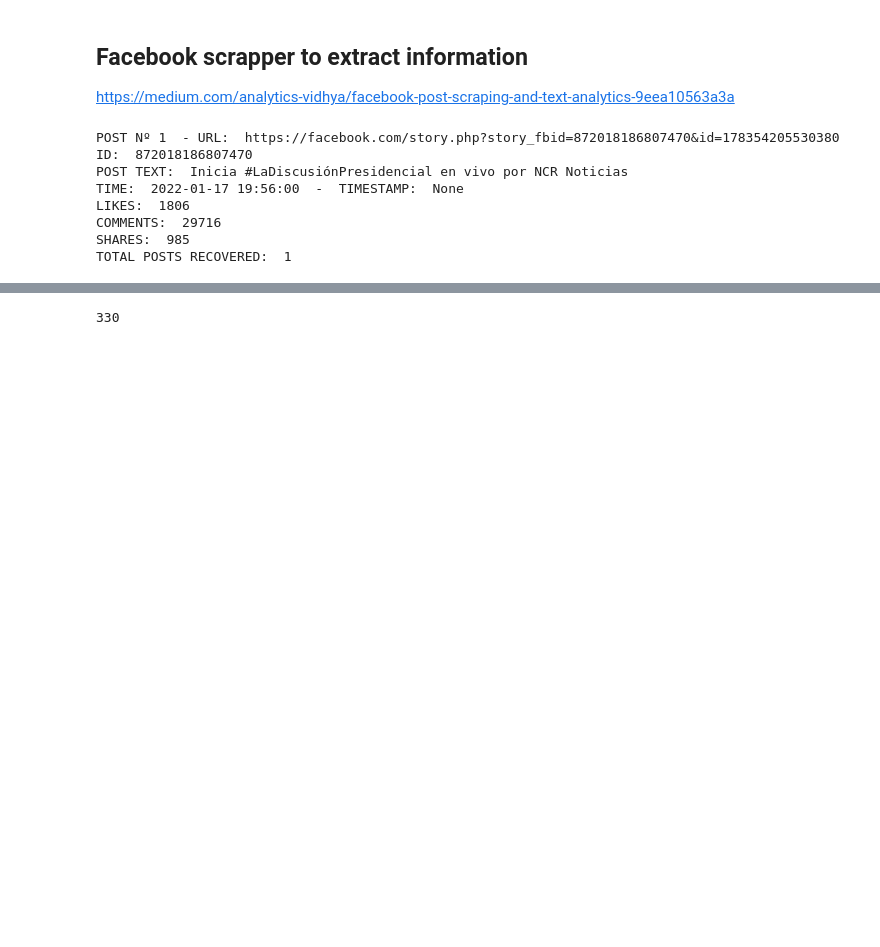
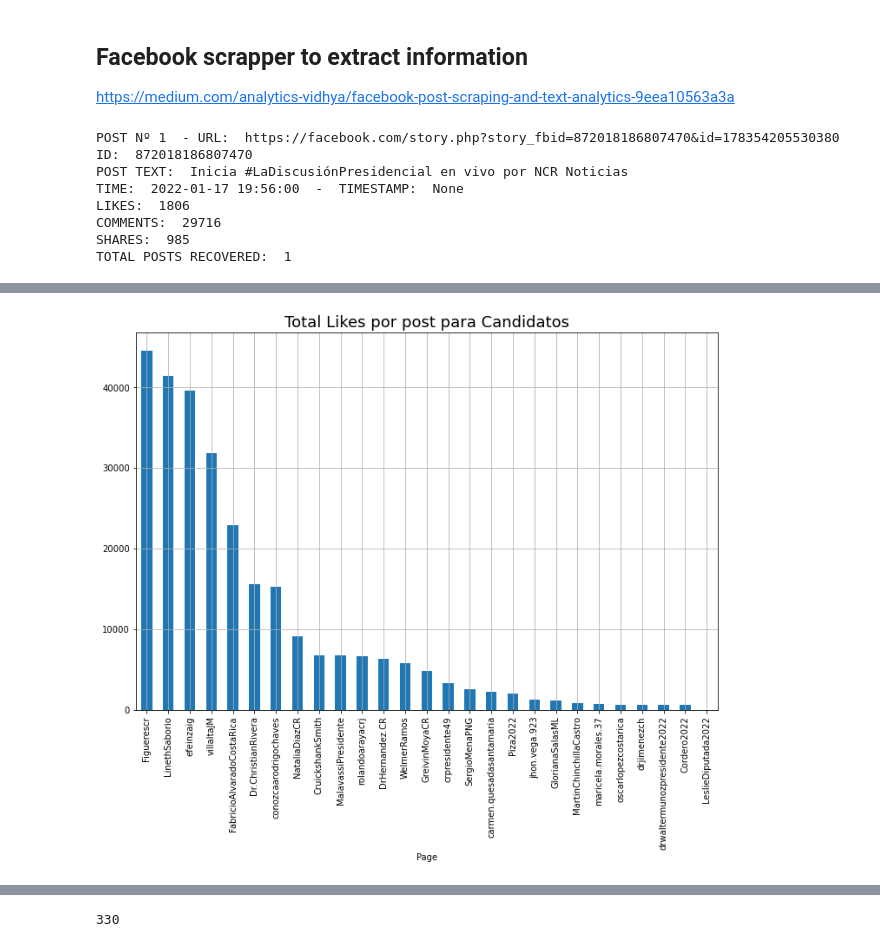
Before and after one commit to rafaelmata357/Daily-coding, a Jupyter notebook: facebook_scrapper.ipynb, the cells around one changed output, grey strips where cells are left out. Saved outputs shown, nothing was run; the diff lists cells and outputs as text; code cells hidden in the pictures; blank space fills up the shorter version.

```diff
--- a/facebook_scrapper.ipynb
+++ b/facebook_scrapper.ipynb
@@ -183,0 +200,8 @@ df.iloc[0].reactors
+# %%
+plt.figure(figsize=(12,8))
+
+df_final.groupby(['Page'])['likes'].sum().sort_values(ascending=False).plot.bar();
+plt.grid(True)
+plt.title('Total Likes por post para Candidatos',fontsize=18);
+# %% [output]
+[figure, added]
```
Also changed, not shown: parts of 21 cells of this notebook.
